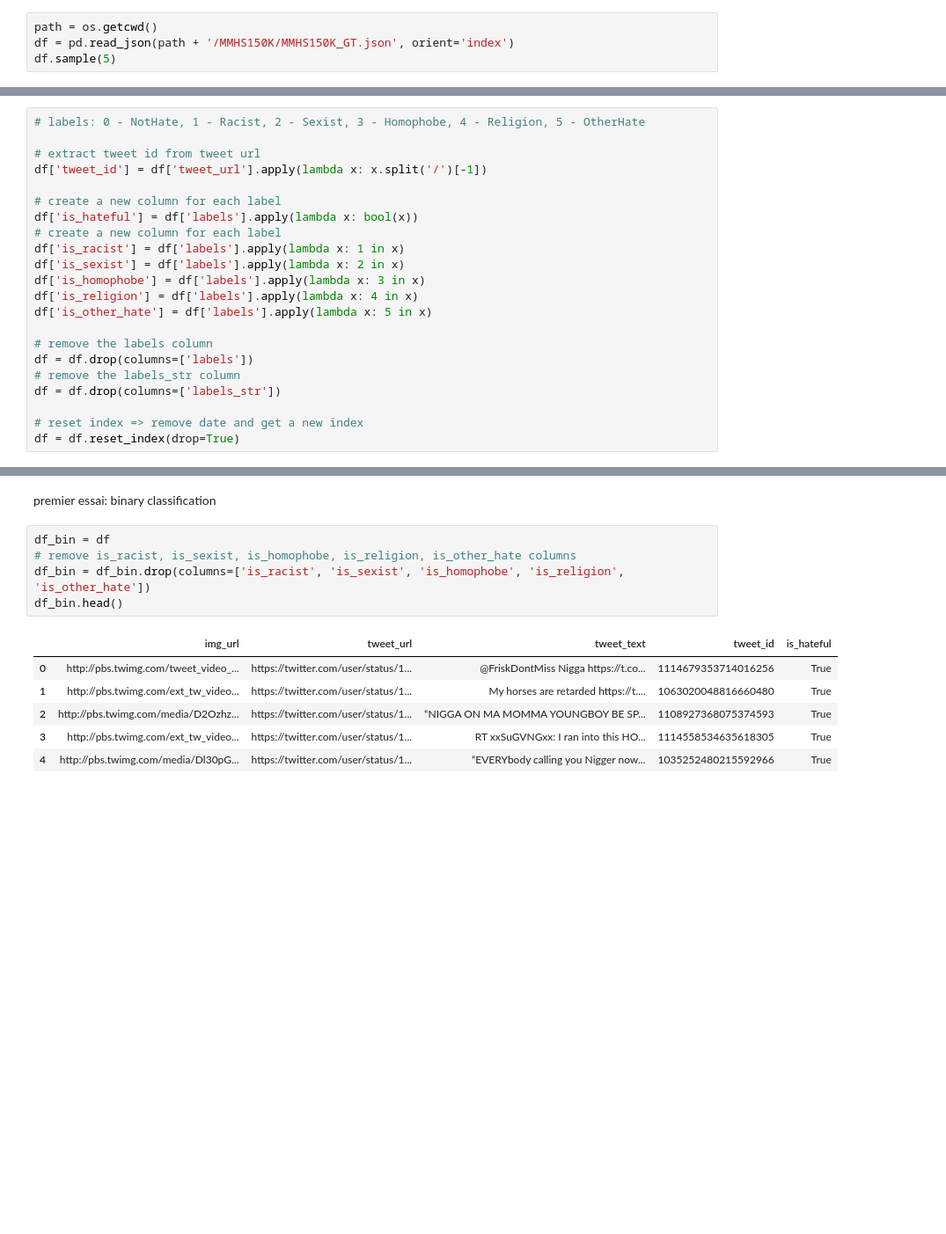
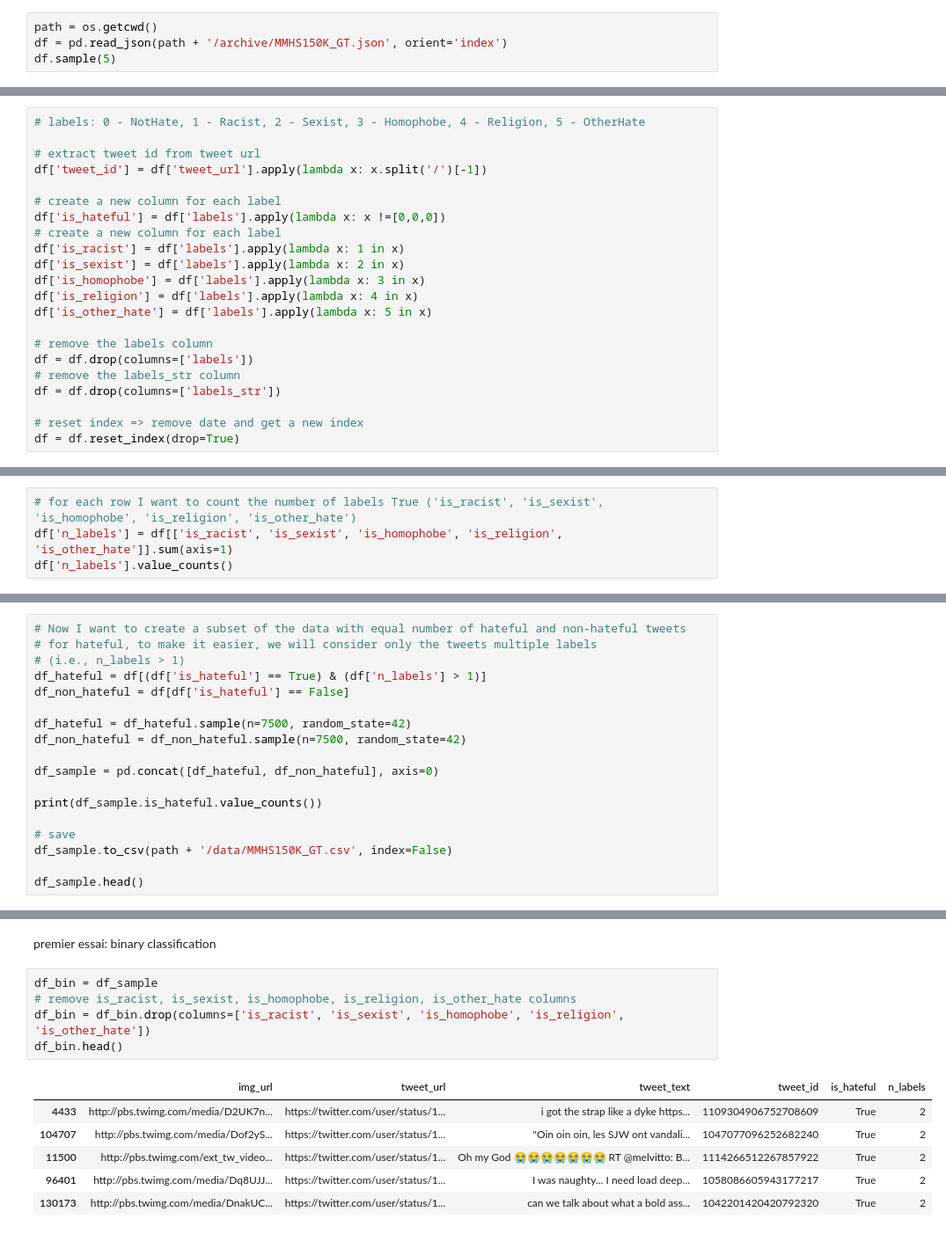
Before and after one commit to martintefra/Multi-Modal-Hate-Speech-Detection, a Jupyter notebook: index.ipynb, the cells around one changed output, grey strips where cells are left out. Shown: that part at 88% size. Saved outputs shown, nothing was run; the diff lists cells and outputs as text; blank space fills up the shorter version.

```diff
--- a/index.ipynb
+++ b/index.ipynb
@@ -25,6 +23,6 @@ import fasttext
 # %%
 path = os.getcwd()
-df = pd.read_json(path + '/MMHS150K/MMHS150K_GT.json', orient='index')
+df = pd.read_json(path + '/archive/MMHS150K_GT.json', orient='index')
 df.sample(5)
 # %% [output]
 |  | img_url | labels | tweet_url | tweet_text | labels_str |
@@ -40,7 +38,7 @@ df.sample(5)
 df['tweet_id'] = df['tweet_url'].apply(lambda x: x.split('/')[-1])
 
 # create a new column for each label
-df['is_hateful'] = df['labels'].apply(lambda x: bool(x))
+df['is_hateful'] = df['labels'].apply(lambda x: x !=[0,0,0])
 # create a new column for each label
 df['is_racist'] = df['labels'].apply(lambda x: 1 in x)
 df['is_sexist'] = df['labels'].apply(lambda x: 2 in x)
@@ -74,0 +72,4 @@ max_seq_length = 64
+# %%
+# for each row I want to count the number of labels True ('is_racist', 'is_sexist', 'is_homophobe', 'is_religion', 'is_other_hate')
+df['n_labels'] = df[['is_racist', 'is_sexist', 'is_homophobe', 'is_religion', 'is_other_hate']].sum(axis=1)
+df['n_labels'].value_counts()
@@ -74,0 +83,18 @@ max_seq_length = 64
+# %%
+# Now I want to create a subset of the data with equal number of hateful and non-hateful tweets
+# for hateful, to make it easier, we will consider only the tweets multiple labels
+# (i.e., n_labels > 1)
+df_hateful = df[(df['is_hateful'] == True) & (df['n_labels'] > 1)]
+df_non_hateful = df[df['is_hateful'] == False]
+
+df_hateful = df_hateful.sample(n=7500, random_state=42)
+df_non_hateful = df_non_hateful.sample(n=7500, random_state=42)
+
+df_sample = pd.concat([df_hateful, df_non_hateful], axis=0)
+
+print(df_sample.is_hateful.value_counts())
+
+# save
+df_sample.to_csv(path + '/data/MMHS150K_GT.csv', index=False)
+
+df_sample.head()
@@ -77,15 +114,15 @@ max_seq_length = 64
 # %% [markdown]
 premier essai: binary classification
 # %%
-df_bin = df
+df_bin = df_sample
 # remove is_racist, is_sexist, is_homophobe, is_religion, is_other_hate columns
 df_bin = df_bin.drop(columns=['is_racist', 'is_sexist', 'is_homophobe', 'is_religion', 'is_other_hate'])
 df_bin.head()
 # %% [output]
-|  | img_url | tweet_url | tweet_text | tweet_id | is_hateful |
-| 0 | http://pbs.twimg.com/tweet_video_... | https://twitter.com/user/status/1... | @FriskDontMiss Nigga https://t.co... | 1114679353714016256 | True |
-| 1 | http://pbs.twimg.com/ext_tw_video... | https://twitter.com/user/status/1... | My horses are retarded https://t.... | 1063020048816660480 | True |
-| 2 | http://pbs.twimg.com/media/D2Ozhz... | https://twitter.com/user/status/1... | “NIGGA ON MA MOMMA YOUNGBOY BE SP... | 1108927368075374593 | True |
-| 3 | http://pbs.twimg.com/ext_tw_video... | https://twitter.com/user/status/1... | RT xxSuGVNGxx: I ran into this HO... | 1114558534635618305 | True |
-| 4 | http://pbs.twimg.com/media/Dl30pG... | https://twitter.com/user/status/1... | “EVERYbody calling you Nigger now... | 1035252480215592966 | True |
+|  | img_url | tweet_url | tweet_text | tweet_id | is_hateful | n_labels |
+| 4433 | http://pbs.twimg.com/media/D2UK7n... | https://twitter.com/user/status/1... | i got the strap like a dyke https... | 1109304906752708609 | True | 2 |
+| 104707 | http://pbs.twimg.com/media/Dof2yS... | https://twitter.com/user/status/1... | "Oin oin oin, les SJW ont vandali... | 1047077096252682240 | True | 2 |
+| 11500 | http://pbs.twimg.com/ext_tw_video... | https://twitter.com/user/status/1... | Oh my God 😭😭😭😭😭😭😭 RT @melvitto: B... | 1114266512267857922 | True | 2 |
+| 96401 | http://pbs.twimg.com/media/Dq8UJJ... | https://twitter.com/user/status/1... | I was naughty... I need load deep... | 1058086605943177217 | True | 2 |
+| 130173 | http://pbs.twimg.com/media/DnakUC... | https://twitter.com/user/status/1... | can we talk about what a bold ass... | 1042201420420792320 | True | 2 |
 # %%
```
Also changed, not shown: parts of 54 cells of this notebook, 2 other files.
